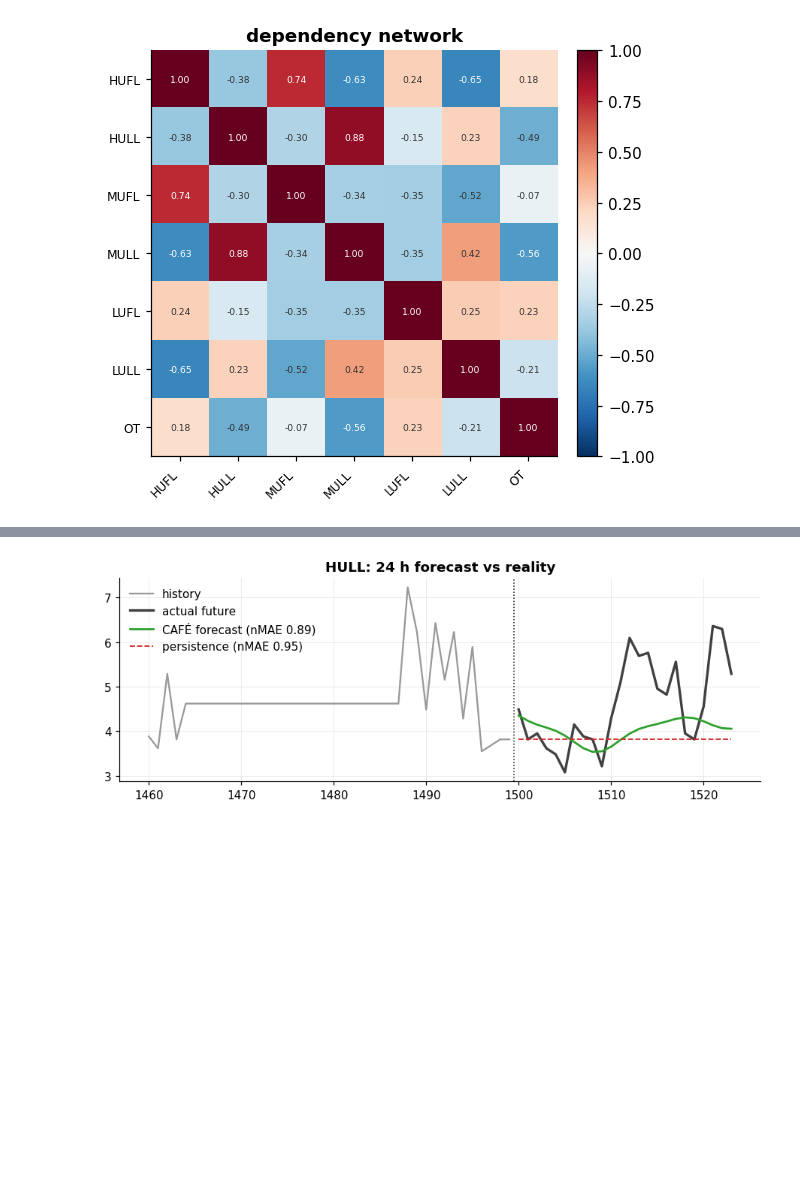
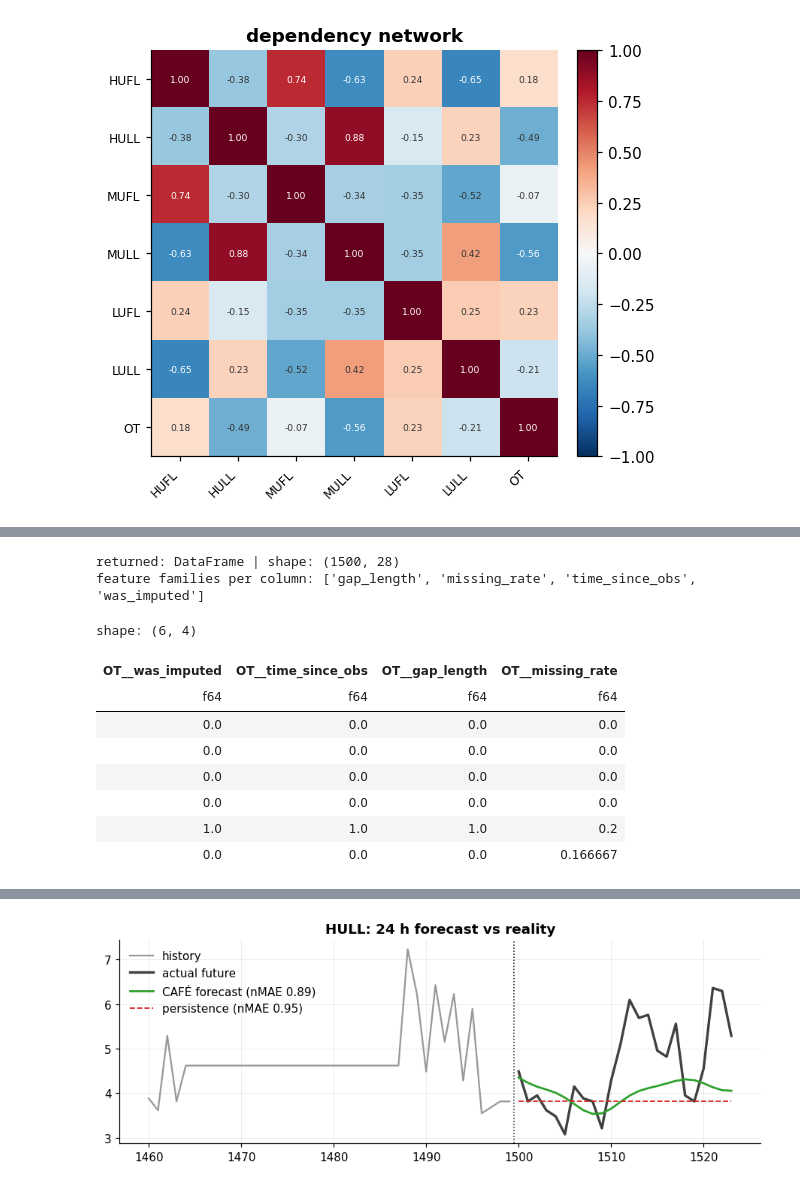
Before and after one commit to sovai-research/cafe, a Jupyter notebook: notebooks/cafe_tutorial.ipynb, the cells around one changed output, grey strips where cells are left out. Drawn from its saved outputs; the diff is of its cells as text; code cells hidden in the pictures; blank space fills up the shorter version.

```diff
--- a/notebooks/cafe_tutorial.ipynb
+++ b/notebooks/cafe_tutorial.ipynb
@@ -343,0 +431,18 @@ ax.grid(False); plt.tight_layout(); plt.show()
+# %%
+feats = res.missingness_features()          # keyed off the ORIGINAL missing mask
+print("returned:", type(feats).__name__, "| shape:", feats.shape)
+print("feature families per column:",
+      sorted({c.split('__', 1)[1] for c in feats.columns}))
+feats.select([c for c in feats.columns if c.startswith("OT__")]).head(6)
+# %% [output]
+returned: DataFrame | shape: (1500, 28)
+feature families per column: ['gap_length', 'missing_rate', 'time_since_obs', 'was_imputed']
+shape: (6, 4)
+| OT__was_imputed | OT__time_since_obs | OT__gap_length | OT__missing_rate |
+| f64 | f64 | f64 | f64 |
+| 0.0 | 0.0 | 0.0 | 0.0 |
+| 0.0 | 0.0 | 0.0 | 0.0 |
+| 0.0 | 0.0 | 0.0 | 0.0 |
+| 0.0 | 0.0 | 0.0 | 0.0 |
+| 1.0 | 1.0 | 1.0 | 0.2 |
+| 0.0 | 0.0 | 0.0 | 0.166667 |
```
Also changed, not shown: parts of 19 cells of this notebook, 11 other files.
